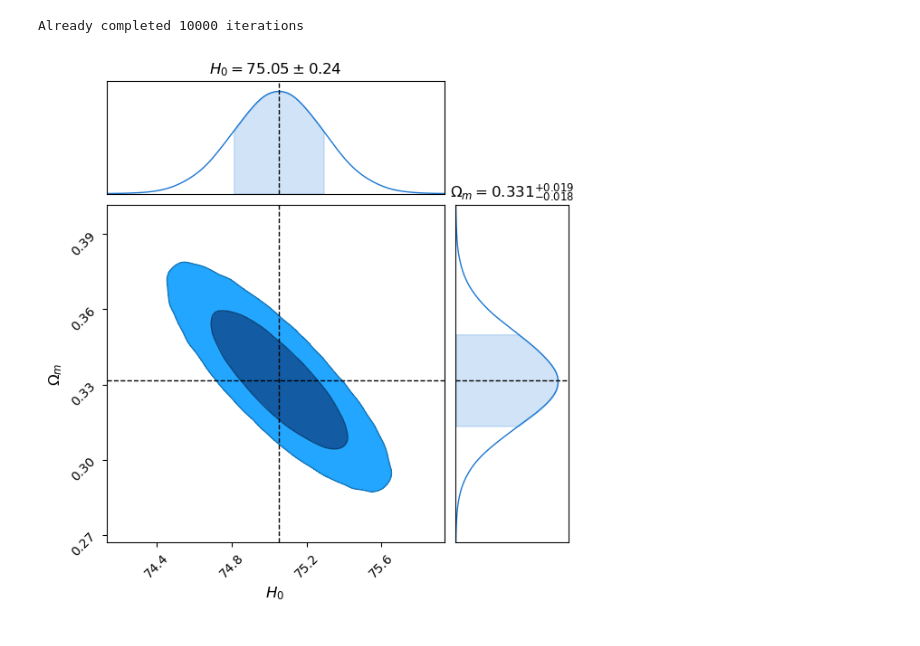
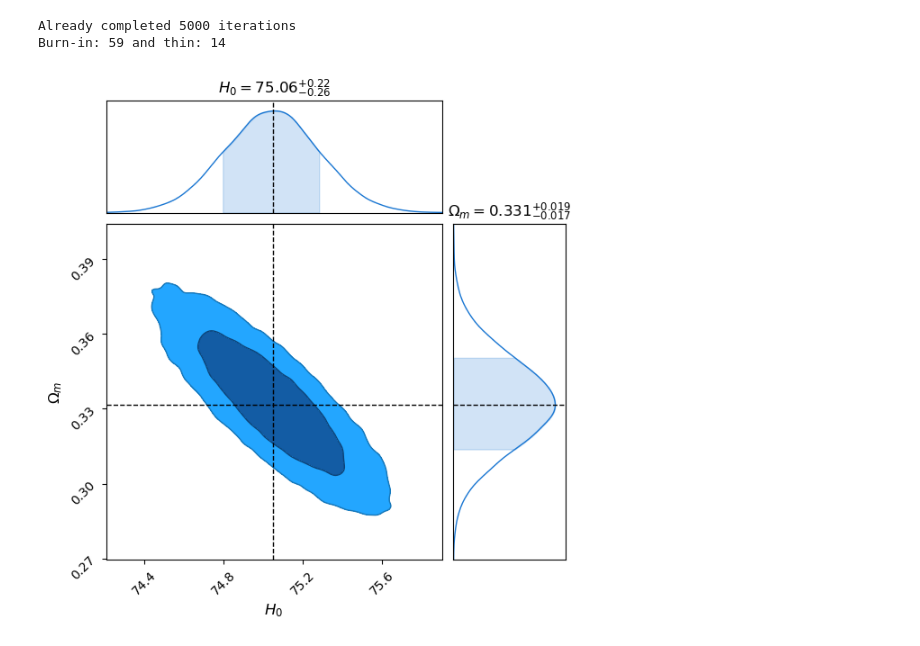
Before and after one commit to antolonappan/isotropy, a Jupyter notebook: Likelihood.ipynb, the cells around one changed output. Saved outputs shown, nothing was run; the diff lists cells and outputs as text; code cells hidden in the pictures.

```diff
--- a/Likelihood.ipynb
+++ b/Likelihood.ipynb
@@ -6,10 +9,11 @@ import os
 chaindir = 'Chains'
 os.makedirs(chaindir, exist_ok=True)
 # %%
-Samp = Sampler('LCDM',['H0','Omega_m'],['Pantheon_plus'],[70,0.25],sampler_file='Chains/Pantheon_LCDM.h5',max_n=10000)
+lcdm = Sampler('LCDM',['H0','Omega_m'],['Pantheon_plus'],[70,0.25],sampler_file='Chains/Pantheon_LCDM.h5',max_n=5000)
+s = lcdm.sampler()
+lcdm.corner_plot()
+# %% [output]
+Already completed 5000 iterations
+Burn-in: 59 and thin: 14
+[figure, added]
-# %%
-Samp.corner_plot()
-# %% [output]
-Already completed 10000 iterations
-[figure, removed]
 # %%
```
Also changed, not shown: parts of 6 cells of this notebook, 8 other files.
